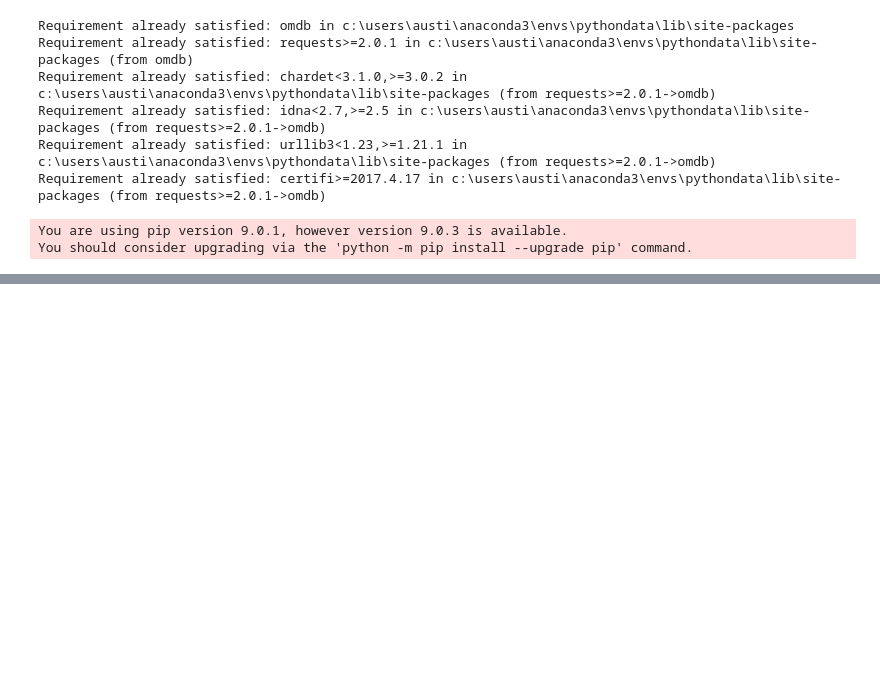
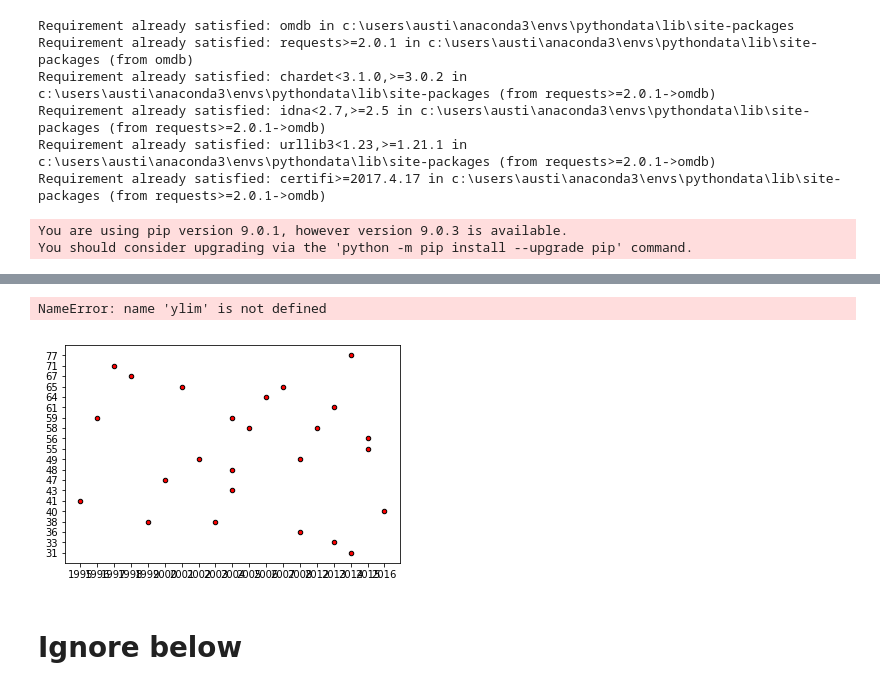
Before and after one commit to CTopham/Team-Green, a Jupyter notebook: Basic Movie Info.ipynb, the cells around one changed output, grey strips where cells are left out. Cells and saved outputs as stored; diff of their text form; code cells hidden in the pictures; blank space fills up the shorter version.

Commit message:
part 1 actor movie loop

```diff
--- a/Basic Movie Info.ipynb
+++ b/Basic Movie Info.ipynb
@@ -19,0 +31,2 @@ from config import omdb_key
+# %%
+actor_name = input ("What actor would you like to know about?")
@@ -19,0 +35,5 @@ from config import omdb_key
+# %%
+selected_actor = actors[actors["cast"].str.contains(actor_name)]
+selected_actor = selected_actor.reset_index(drop=True)
+moviecount = len(selected_actor.index)
+print (str(actor_name) + " has been in " + str(moviecount) + " movies")
@@ -19,0 +65,23 @@ from config import omdb_key
+# %%
+#Access the data from Omdb
+print("Beginning Data Retrieval")
+print("---------------------------------------------------------------")
+
+Metascore = {"metascore": [],
+             "year released": []}
+
+for movie in selected_actor["title"]:
+
+    url = "http://www.omdbapi.com/?t=%s&apikey=%s" % (movie, omdb_key)
+
+    #Print log of movie being processed
+    print(f"Now retrieving Movie Data for: " + movie)
+    print(url)
+
+    #Run requests to API
+    movie_data = requests.get(url).json()
+
+    Metascore["metascore"].append(movie_data["Metascore"])
+    Metascore["year released"].append(movie_data["Year"])
+
+    pprint(movie_data)
@@ -19,0 +106,3 @@ from config import omdb_key
+# %%
+met_release = pd.DataFrame(Metascore)
+met_release.head()
@@ -20,2 +116,12 @@ from config import omdb_key
+# %%
+plt.scatter(met_release["year released"], met_release["metascore"], marker= "o", facecolors= "red",
+            edgecolor= "black", label= "Will Smith Movies", s= 20)
+
+ylim
+# %% [output]
+NameError: name 'ylim' is not defined
+[figure, added]
+# %% [markdown]
+# Ignore below
 # %%
 # Read and display the CSV with Pandas
```
Also changed, not shown: parts of 11 cells of this notebook.
